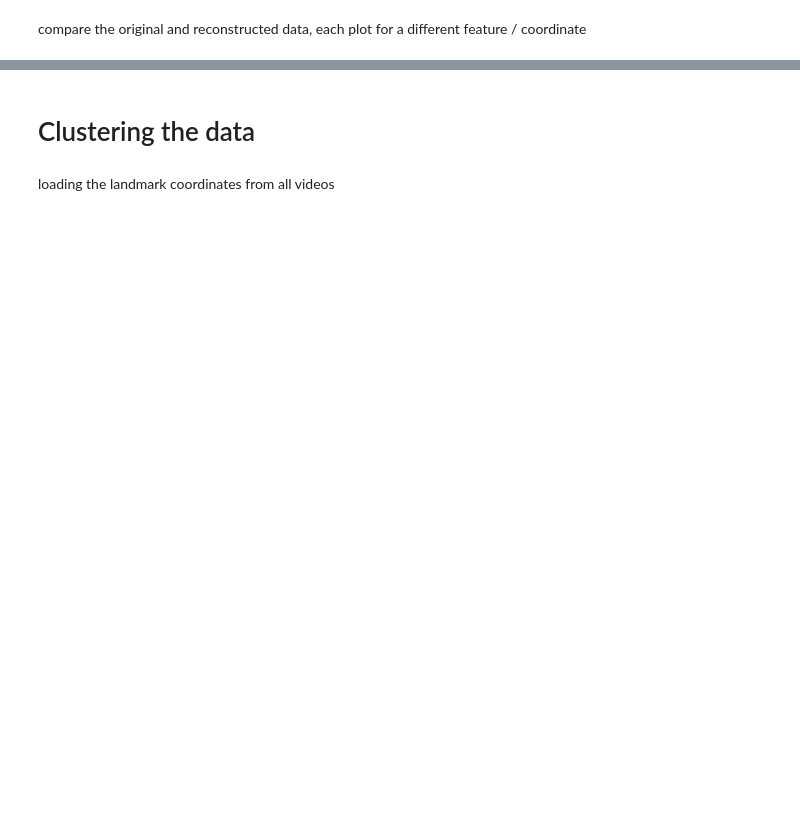
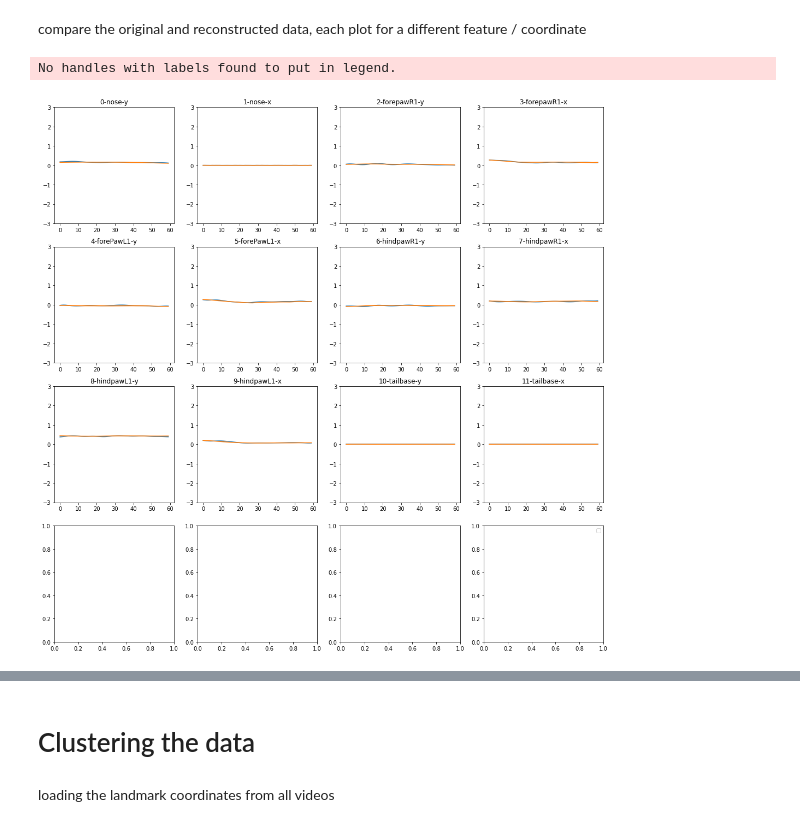
Before and after one commit to ysterin/deep_cluster, a Jupyter notebook: deep_cluster/autoencoder KMeans.ipynb, the cells around one changed output, grey strips where cells are left out. Cells and saved outputs as stored; diff of their text form; code cells hidden in the pictures; blank space fills up the shorter version.

```diff
--- a/deep_cluster/autoencoder KMeans.ipynb
+++ b/deep_cluster/autoencoder KMeans.ipynb
@@ -74,20 +204,26 @@ torch.save(model.state_dict(), model_dir / 'model.pt')
 # %% [markdown]
 compare the original and reconstructed data, each plot for a different feature / coordinate
 # %%
+body_parts = dm.data_frames[0].columns.levels[0]
 def compare_plot(x, y):
-    x = x.reshape(-1, 24)
-    y = y.reshape(-1, 24)
-    fig, axes = plt.subplots(ncols=4, nrows=6, figsize=(18, 18))
-    for i in range(6):
+    x = x.reshape(-1, n_parts*2)
+    y = y.reshape(-1, n_parts*2)
+    fig, axes = plt.subplots(ncols=4, nrows=n_parts//2+1, figsize=(18, 18))
+    for i in range(n_parts//2+1):
         for j in range(4):
             idx = 4*i + j
+            if idx >= x.shape[1]: break
             axes[i][j].plot(x[:,idx], label='orig')
             axes[i][j].plot(y[:,idx], label='recon')
-            axes[i][j].set_title(f"{idx}")
+            axes[i][j].set_title(f"{idx}-{body_parts[idx//2]}-{'x' if idx%2 else 'y'}")
             axes[i][j].set_ylim(-3, 3)
     plt.legend()
 
+idx = 984
 with torch.no_grad():
-    bx = next(iter(model.train_dataloader()))
+    bx = torch.Tensor(dm.all_ds[idx])[None]
     out = model(bx)
-compare_plot(bx[19].cpu().numpy(), out[19].cpu().numpy())
+compare_plot(bx[0].cpu().numpy(), out[0].cpu().numpy())
+# %% [output]
+No handles with labels found to put in legend.
+[figure, added]
```
Also changed, not shown: parts of 22 cells of this notebook, 14 other files.
